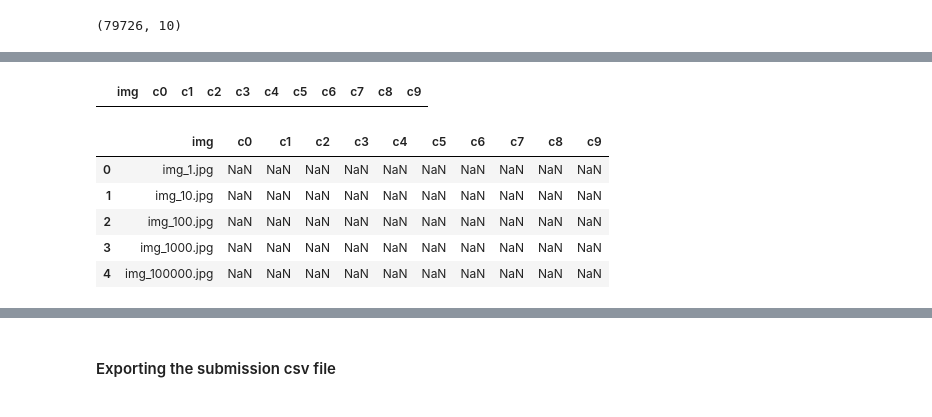
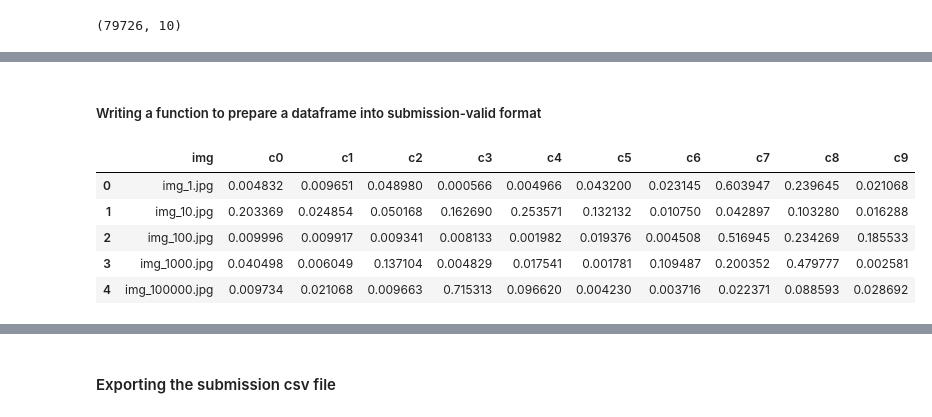
Before and after one commit to jesus-r-mendoza/State-Farm-Distracted-Driver-Detection, a Jupyter notebook: src/ipynb/UsingBestSVC.ipynb, the cells around one changed output, grey strips where cells are left out. Cells and saved outputs as stored; diff of their text form; code cells hidden in the pictures.

```diff
--- a/src/ipynb/UsingBestSVC.ipynb
+++ b/src/ipynb/UsingBestSVC.ipynb
@@ -261,19 +358,23 @@ predictions_df.head()
+# %% [markdown]
+##### Writing a function to prepare a dataframe into submission-valid format
 # %%
-submission_df = pd.DataFrame()
-cols = ['img']
-cols += [f'c{i}' for i in range(10)]
-for col in cols:
-    submission_df[col] = 0
-submission_df
+def create_submission_df(predictions):
+    submission_df = pd.DataFrame()
+    cols = ['img']
+    cols += [f'c{i}' for i in range(10)]
+    for col in cols:
+        submission_df[col] = 0
+    submission_df['img'] = test_df['img']
+    for i in range(10):
+        submission_df[f'c{i}'] = predictions[i]
+    return submission_df
-# %% [output]
-|  | img | c0 | c1 | c2 | c3 | c4 | c5 | c6 | c7 | c8 | c9 |
 # %%
-submission_df['img'] = test_df['img']
+submission_df = create_submission_df(predictions_df)
 submission_df.head()
 # %% [output]
 |  | img | c0 | c1 | c2 | c3 | c4 | c5 | c6 | c7 | c8 | c9 |
-| 0 | img_1.jpg | NaN | NaN | NaN | NaN | NaN | NaN | NaN | NaN | NaN | NaN |
-| 1 | img_10.jpg | NaN | NaN | NaN | NaN | NaN | NaN | NaN | NaN | NaN | NaN |
-| 2 | img_100.jpg | NaN | NaN | NaN | NaN | NaN | NaN | NaN | NaN | NaN | NaN |
-| 3 | img_1000.jpg | NaN | NaN | NaN | NaN | NaN | NaN | NaN | NaN | NaN | NaN |
-| 4 | img_100000.jpg | NaN | NaN | NaN | NaN | NaN | NaN | NaN | NaN | NaN | NaN |
+| 0 | img_1.jpg | 0.004832 | 0.009651 | 0.048980 | 0.000566 | 0.004966 | 0.043200 | 0.023145 | 0.603947 | 0.239645 | 0.021068 |
+| 1 | img_10.jpg | 0.203369 | 0.024854 | 0.050168 | 0.162690 | 0.253571 | 0.132132 | 0.010750 | 0.042897 | 0.103280 | 0.016288 |
+| 2 | img_100.jpg | 0.009996 | 0.009917 | 0.009341 | 0.008133 | 0.001982 | 0.019376 | 0.004508 | 0.516945 | 0.234269 | 0.185533 |
+| 3 | img_1000.jpg | 0.040498 | 0.006049 | 0.137104 | 0.004829 | 0.017541 | 0.001781 | 0.109487 | 0.200352 | 0.479777 | 0.002581 |
+| 4 | img_100000.jpg | 0.009734 | 0.021068 | 0.009663 | 0.715313 | 0.096620 | 0.004230 | 0.003716 | 0.022371 | 0.088593 | 0.028692 |
```
Also changed, not shown: parts of 16 cells of this notebook, 1 other file.
